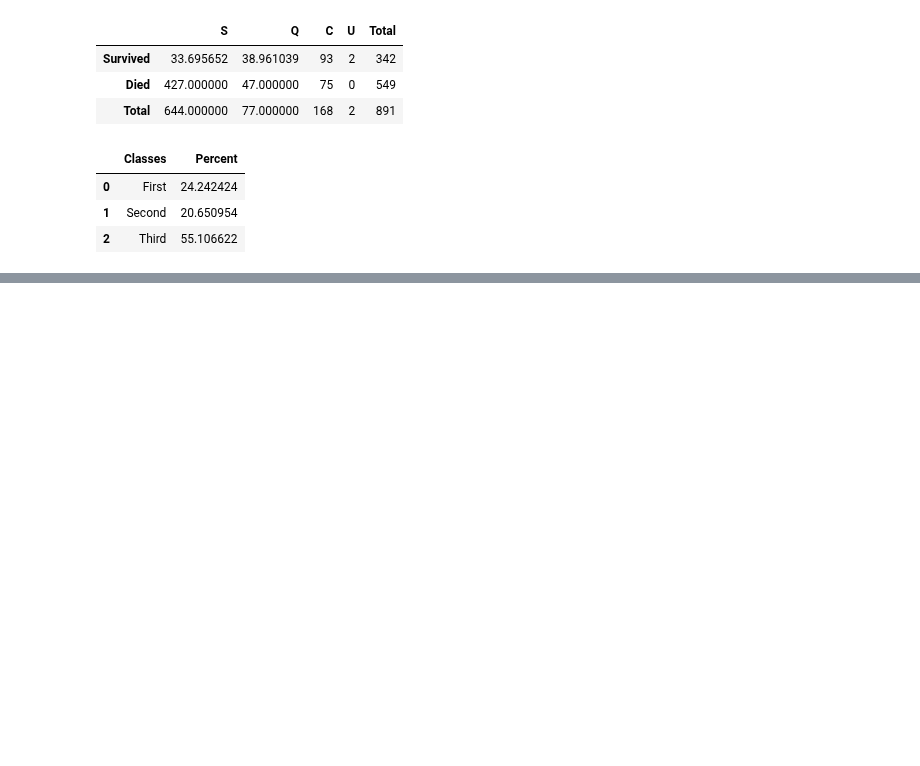
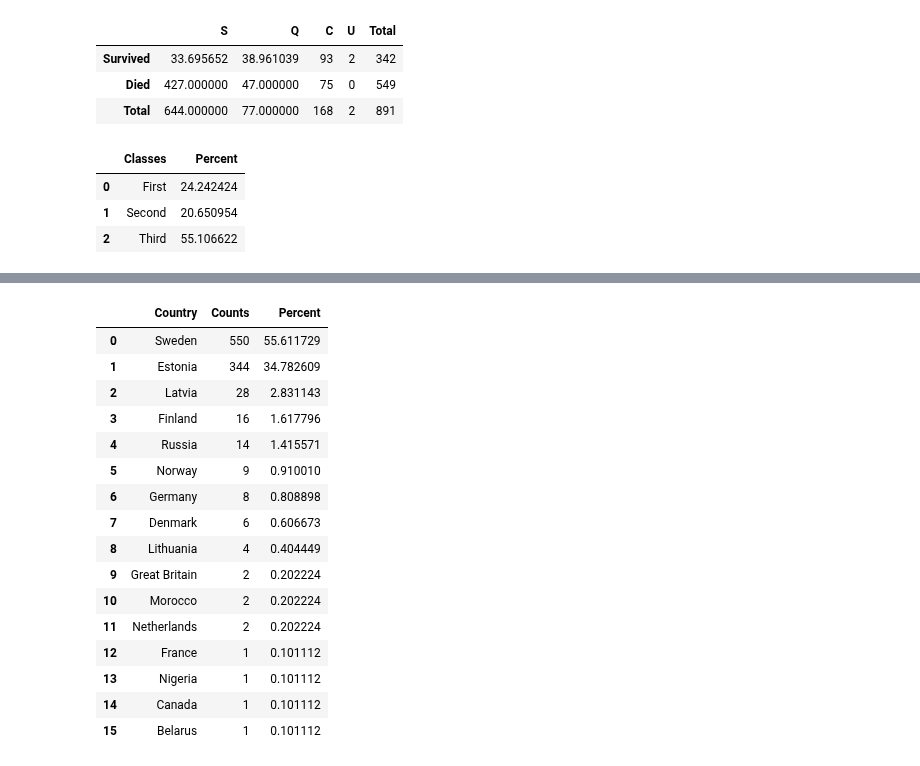
Before and after one commit to IsaacG-L/AI, a Jupyter notebook: Semester 1/Titanic/Titanic.ipynb, the cells around one changed output, grey strips where cells are left out. Saved outputs shown, nothing was run; the diff lists cells and outputs as text; code cells hidden in the pictures; blank space fills up the shorter version.

```diff
--- a/Semester 1/Titanic/Titanic.ipynb
+++ b/Semester 1/Titanic/Titanic.ipynb
@@ -489,0 +472,24 @@ dataMelted = data.melt(id_vars="Embarked")
+# %%
+freqTable = boaty ["Country"].value_counts().reset_index()
+freqTable.columns = ["Country", "Counts"]
+freqTable["Percent"] = (freqTable["Counts"] / len(boaty)) * 100
+# %%
+freqTable
+# %% [output]
+|  | Country | Counts | Percent |
+| 0 | Sweden | 550 | 55.611729 |
+| 1 | Estonia | 344 | 34.782609 |
+| 2 | Latvia | 28 | 2.831143 |
+| 3 | Finland | 16 | 1.617796 |
+| 4 | Russia | 14 | 1.415571 |
+| 5 | Norway | 9 | 0.910010 |
+| 6 | Germany | 8 | 0.808898 |
+| 7 | Denmark | 6 | 0.606673 |
+| 8 | Lithuania | 4 | 0.404449 |
+| 9 | Great Britain | 2 | 0.202224 |
+| 10 | Morocco | 2 | 0.202224 |
+| 11 | Netherlands | 2 | 0.202224 |
+| 12 | France | 1 | 0.101112 |
+| 13 | Nigeria | 1 | 0.101112 |
+| 14 | Canada | 1 | 0.101112 |
+| 15 | Belarus | 1 | 0.101112 |
```
Also changed, not shown: parts of 11 cells of this notebook.
